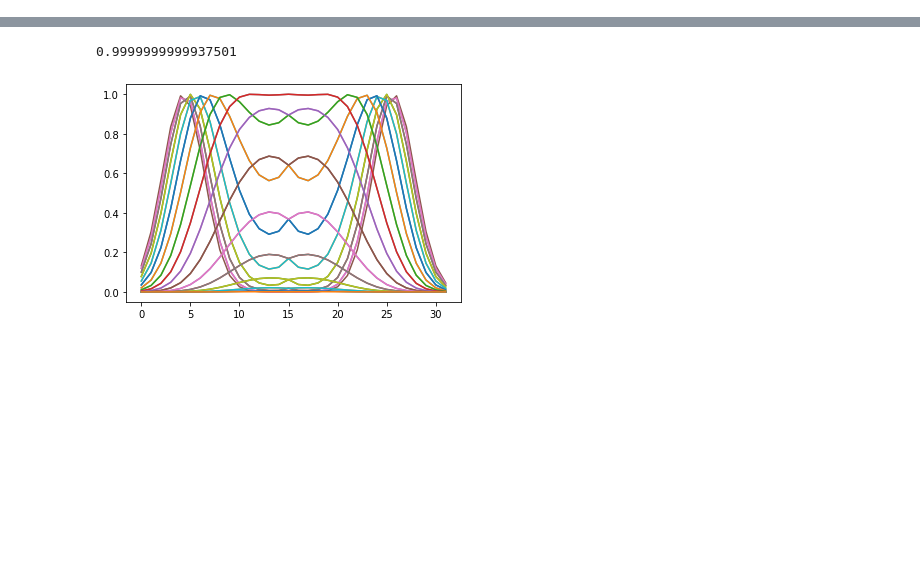
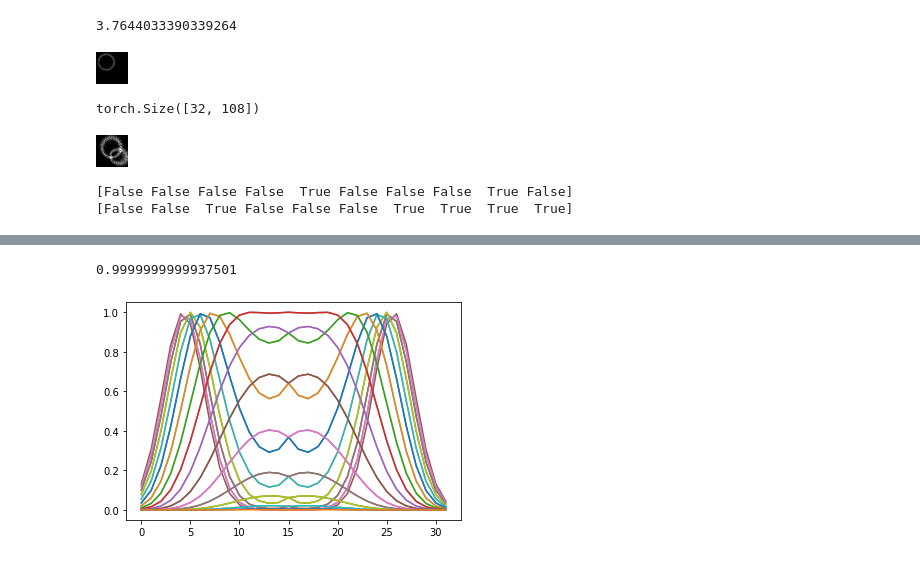
Before and after one commit to Bloomistell/DGBaN, a Jupyter notebook: test.ipynb, the cells around one changed output, grey strips where cells are left out. Cells and saved outputs as stored; diff of their text form; code cells hidden in the pictures; blank space fills up the shorter version.

```diff
--- a/test.ipynb
+++ b/test.ipynb
@@ -10,3 +16,41 @@ from datasets import ring_dataset, randomized_ring_dataset, energy_randomized_ri
 
 import matplotlib.pyplot as plt
 from mpl_toolkits.mplot3d import axes3d
+# %%
+data_gen = multi_randomized_ring_dataset()
+features, imgs = data_gen.generate_dataset(test_return=True)
+# %%
+imgs.max()
+# %% [output]
+3.7644033390339264
+# %%
+img = imgs[np.random.choice(10000)]
+Image.fromarray((img * 255 / imgs.max()).astype(np.uint8))
+# %% [output]
+[figure, added]
+# %%
+x_1 = torch.zeros((32, 54))
+x_2 = torch.zeros((32, 54))
+torch.cat((x_1, x_2), dim=1).shape
+# %% [output]
+torch.Size([32, 108])
+# %%
+val = np.arange(0, 2, 0.01)
+distr = np.exp(-(val - 1)**2 / 0.3**2)
+
+kernel = np.array([np.random.choice(val, size=32, p=distr / distr.sum()) for _ in range(32)])
+
+img1 = data_gen.gaussian_from_features(20, 18, 6, 1.6, -1.8, 0.5)
+img2 = data_gen.gaussian_from_features(15, 15, 9, 1.6, 0, 0.3)
+Image.fromarray(((img1 + img2) * kernel * 255 / 2.2).astype(np.uint8))
+# %% [output]
+[figure, added]
+# %%
+particle_1 = np.array([np.random.choice([0, 1]) for _ in range(10)], dtype=np.bool)
+particle_2 = np.array([np.random.choice([0, 1]) for _ in range(10)], dtype=np.bool)
+particle_1 = particle_1 ^ particle_2
+print(particle_1)
+print(particle_2)
+# %% [output]
+[False False False False  True False False False  True False]
+[False False  True False False False  True  True  True  True]
```
Also changed, not shown: parts of 2 cells of this notebook, 5 other files.
